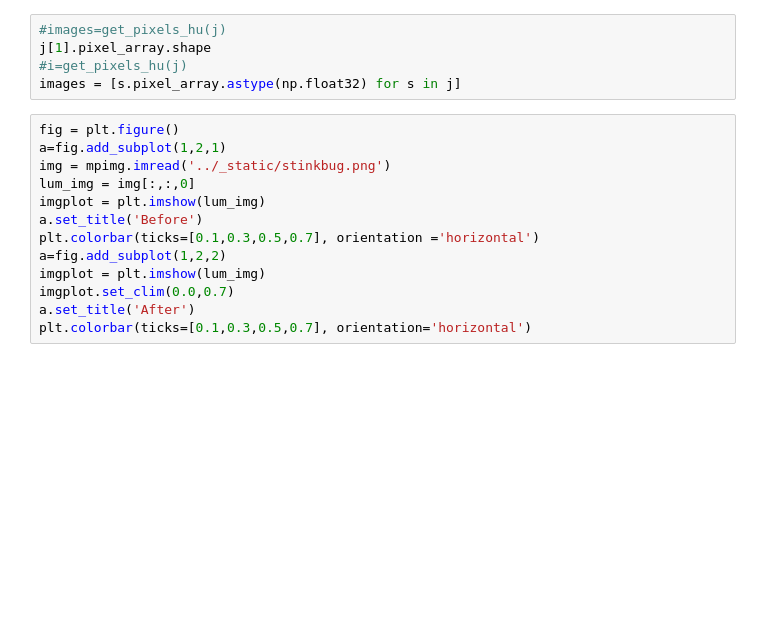
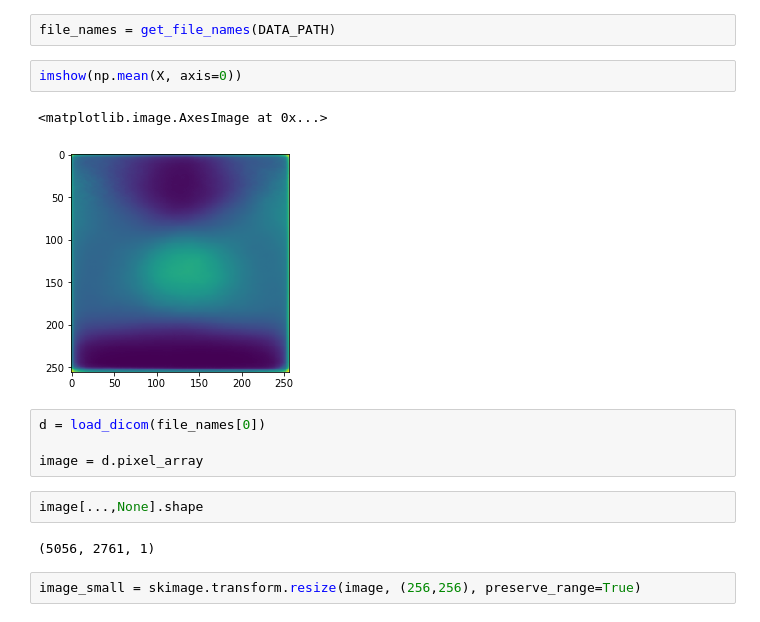
Before and after one commit to chingu163/rsna17, a Jupyter notebook: ex_data.ipynb, the cells around one changed output. Cells and saved outputs as stored; diff of their text form; blank space fills up the shorter version.

```diff
--- a/ex_data.ipynb
+++ b/ex_data.ipynb
@@ -65,18 +33,17 @@ KeyError: (1, 5)
-# %%
-#images=get_pixels_hu(j)
-j[1].pixel_array.shape
-#i=get_pixels_hu(j)
-images = [s.pixel_array.astype(np.float32) for s in j]
-# %%
-fig = plt.figure()
-a=fig.add_subplot(1,2,1)
-img = mpimg.imread('../_static/stinkbug.png')
-lum_img = img[:,:,0]
-imgplot = plt.imshow(lum_img)
-a.set_title('Before')
-plt.colorbar(ticks=[0.1,0.3,0.5,0.7], orientation ='horizontal')
-a=fig.add_subplot(1,2,2)
-imgplot = plt.imshow(lum_img)
-imgplot.set_clim(0.0,0.7)
-a.set_title('After')
-plt.colorbar(ticks=[0.1,0.3,0.5,0.7], orientation='horizontal')
+# %%
+file_names = get_file_names(DATA_PATH)
+# %%
+imshow(np.mean(X, axis=0))
+# %% [output]
+<matplotlib.image.AxesImage at 0x...>
+[figure, added]
+# %%
+d = load_dicom(file_names[0])
+
+image = d.pixel_array
+# %%
+image[...,None].shape
+# %% [output]
+(5056, 2761, 1)
+# %%
+image_small = skimage.transform.resize(image, (256,256), preserve_range=True)
```
Also changed, not shown: parts of 32 cells of this notebook.
